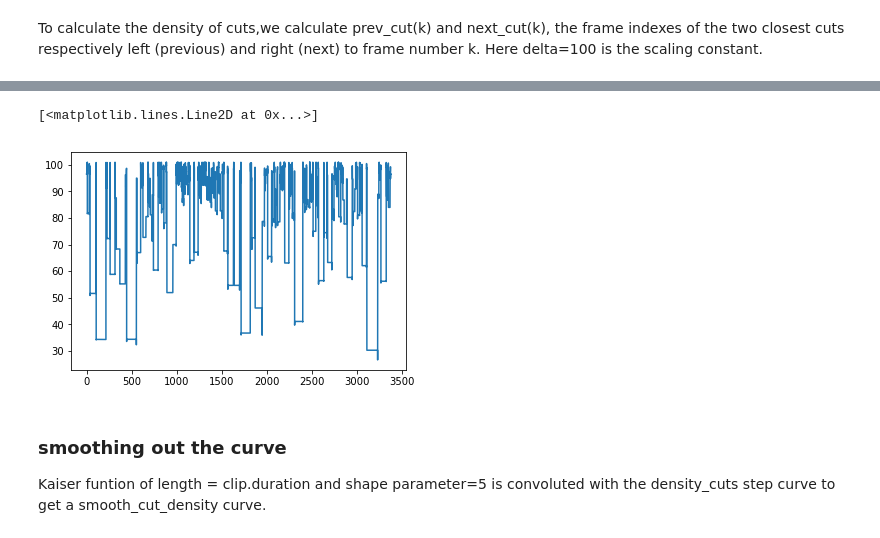
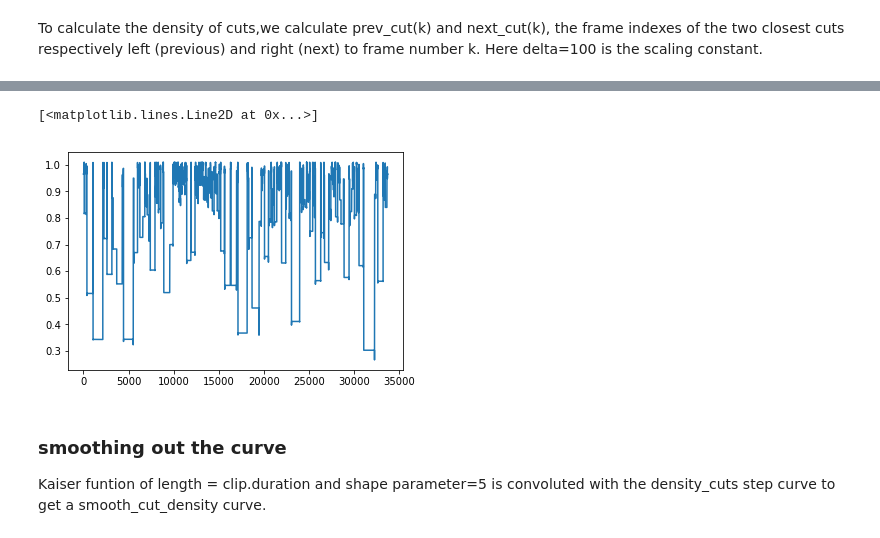
Before and after one commit to siddharthjindal1997/ExCCitement_extractor, a Jupyter notebook: Ipython Notebooks/cuts_density .ipynb, the cells around one changed output, grey strips where cells are left out. Drawn from its saved outputs; the diff is of its cells as text; code cells hidden in the pictures.

```diff
--- a/Ipython Notebooks/cuts_density .ipynb
+++ b/Ipython Notebooks/cuts_density .ipynb
@@ -62,12 +62,12 @@ fr_num= np.arange(.1, clip.duration , .1 ) #x-axis
 density_cuts=list()
 for i in range(1, int(math.ceil(clip.duration*10))):
     #print i
-    density_cuts.append(100*(math.exp((1-(next_cut(i/10.0)- prev_cut(i/10.0)))/100)))
+    density_cuts.append((math.exp((1-(next_cut(i/10.0)- prev_cut(i/10.0)))/100)))
 # %%
-plt.plot(fr_num, density_cuts)
+plt.plot( density_cuts)
 # %% [output]
 [<matplotlib.lines.Line2D at 0x...>]
-[figure, old version]
+[figure, new version]
 # %% [markdown]
 ### smoothing out the curve
 Kaiser funtion of length = clip.duration and shape parameter=5 is convoluted with the density_cuts step curve to get a smooth_cut_density curve.
```
Also changed, not shown: parts of 7 cells of this notebook, 6 other files.
